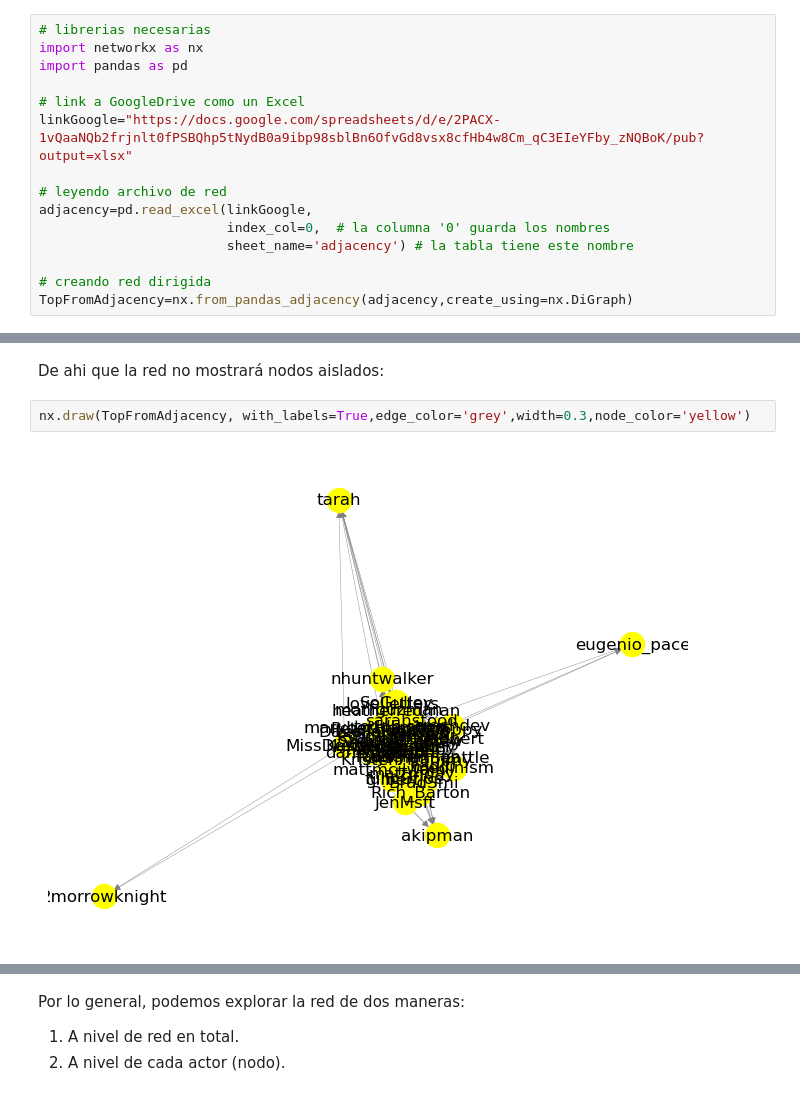
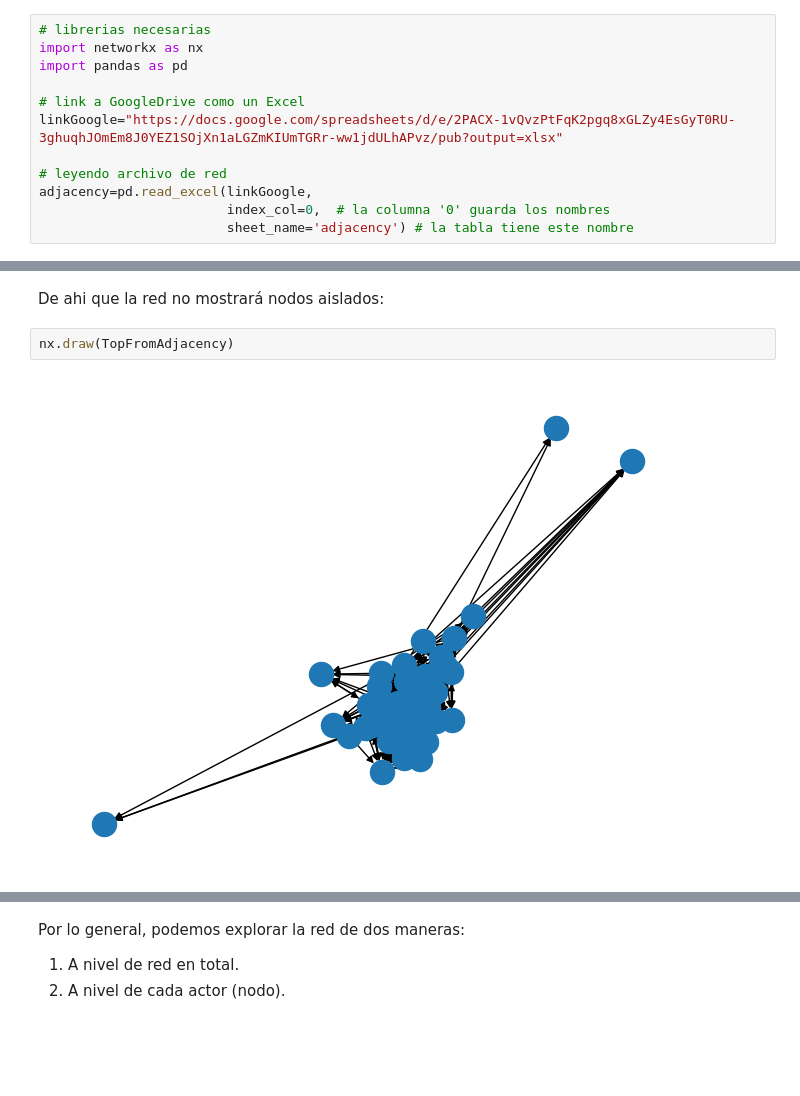
Before and after one commit to maestriaInnovacion-magallanes-redes/exploracion, a Jupyter notebook: sesion_2.ipynb, the cells around one changed output, grey strips where cells are left out. Cells and saved outputs as stored; diff of their text form; blank space fills up the shorter version.

```diff
--- a/sesion_2.ipynb
+++ b/sesion_2.ipynb
@@ -36,12 +38,9 @@ import networkx as nx
 import pandas as pd
 
 # link a GoogleDrive como un Excel
-linkGoogle="https://docs.google.com/spreadsheets/d/e/2PACX-1vQaaNQb2frjnlt0fPSBQhp5tNydB0a9ibp98sblBn6OfvGd8vsx8cfHb4w8Cm_qC3EIeYFby_zNQBoK/pub?output=xlsx"
+linkGoogle="https://docs.google.com/spreadsheets/d/e/2PACX-1vQvzPtFqK2pgq8xGLZy4EsGyT0RU-3ghuqhJOmEm8J0YEZ1SOjXn1aLGZmKIUmTGRr-ww1jdULhAPvz/pub?output=xlsx"
 
 # leyendo archivo de red
 adjacency=pd.read_excel(linkGoogle,
                         index_col=0,  # la columna '0' guarda los nombres
                         sheet_name='adjacency') # la tabla tiene este nombre
-
-# creando red dirigida
-TopFromAdjacency=nx.from_pandas_adjacency(adjacency,create_using=nx.DiGraph)
@@ -60,6 +64,6 @@ list(nx.isolates(TopFromAdjacency))
 # %% [markdown]
 De ahi que la red no mostrará nodos aislados:
 # %%
-nx.draw(TopFromAdjacency, with_labels=True,edge_color='grey',width=0.3,node_color='yellow')
+nx.draw(TopFromAdjacency)
 # %% [output]
-[figure, old version]
+[figure, new version]
```
Also changed, not shown: parts of 18 cells of this notebook, 5 other files.
